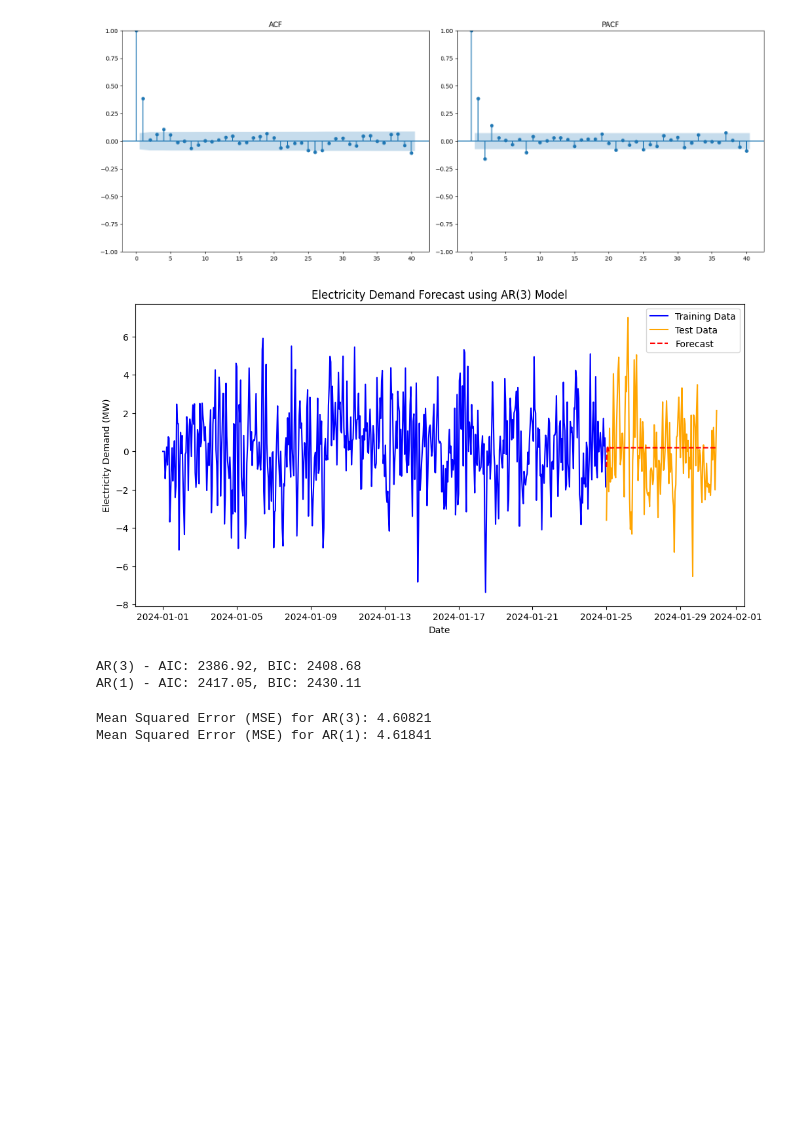
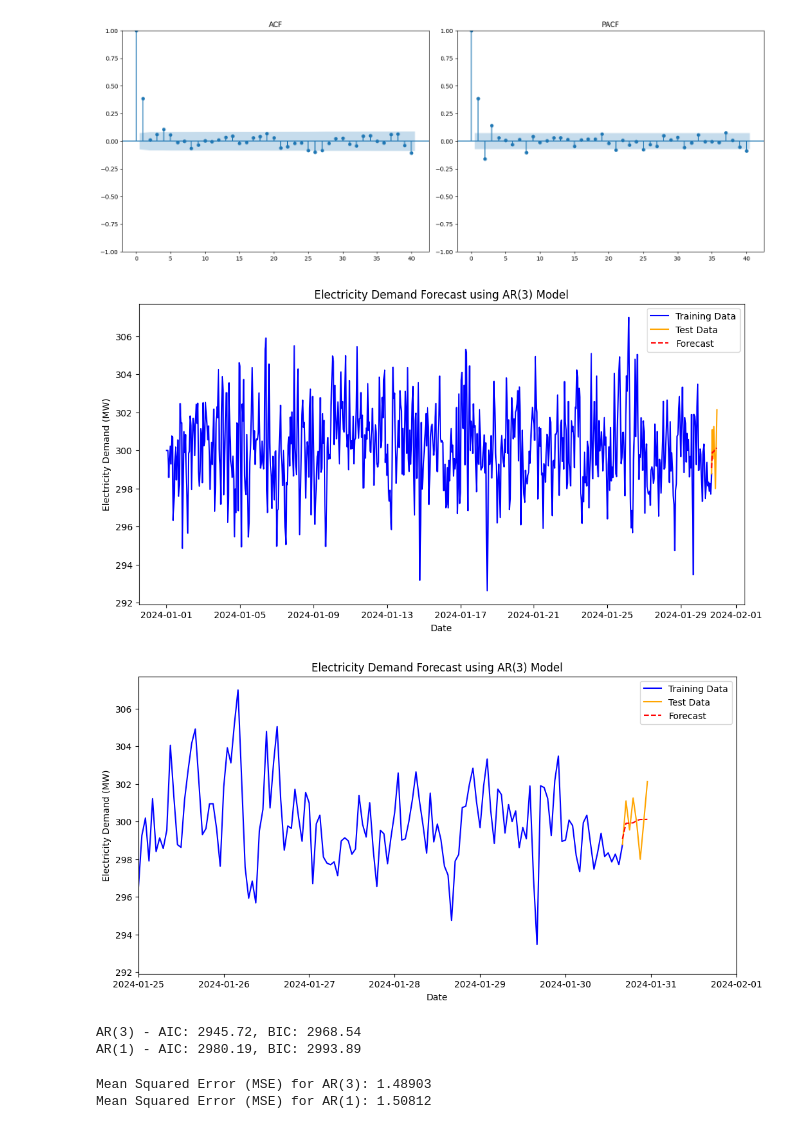
Before and after one commit to IVhypercube/time_series, a Jupyter notebook: AR.ipynb, the cells around one changed output. Saved outputs shown, nothing was run; the diff lists cells and outputs as text; code cells hidden in the pictures; blank space fills up the shorter version.

Commit message:
Changing the mean of series and making predictions more short-term

```diff
--- a/AR.ipynb
+++ b/AR.ipynb
@@ -20,7 +20,7 @@ for t in range(3, n_hours):
                         phi[2] * demand_series[t-3] +
                         np.random.normal(0, sigma))  # Add noise
 time_index = pd.date_range(start='2024-01-01', periods=n_hours, freq='h')
-demand_series = pd.Series(demand_series, index=time_index)
+demand_series = 300+pd.Series(demand_series, index=time_index)
 
 plt.figure(figsize=(12, 3))
 plt.plot(demand_series, label='Electricity Demand', color='blue')
@@ -79,29 +79,47 @@ plt.show()
 [figure]
 # %%
 # Split the data into training and test sets
-train_size = int(len(demand_series) * 0.8)
+train_size = int(len(demand_series) * 0.99)
 train, test = demand_series[:train_size], demand_series[train_size:]
 
 # Fit AR(3)
 model = AutoReg(train, lags=3)
 model_fit = model.fit()
 
 # Forecast the next values
 n_forecast = len(test)
 forecast = model_fit.predict(start=len(train), end=len(train) + n_forecast - 1)
 forecast_index = test.index
 
+# For visual purposes, extend the training data with the first value of the test set
+first_test_value = pd.Series([test.iloc[0]], index=[test.index[0]])
+extended_train = pd.concat([train, first_test_value])
+
+# Plot
 plt.figure(figsize=(12, 6))
-plt.plot(train.index, train, label='Training Data', color='blue')
+plt.plot(extended_train.index, extended_train, label='Training Data', color='blue')
 plt.plot(test.index, test, label='Test Data', color='orange')
 plt.plot(forecast_index, forecast, label='Forecast', color='red', linestyle='--')
 plt.title('Electricity Demand Forecast using AR(3) Model')
 plt.xlabel('Date')
 plt.ylabel('Electricity Demand (MW)')
 plt.legend()
 plt.show()
+
+# Zoom in on where predictions are made
+plt.figure(figsize=(12, 6))
+plt.plot(extended_train.index, extended_train, label='Training Data', color='blue')
+plt.plot(test.index, test, label='Test Data', color='orange')
+plt.plot(forecast_index, forecast, label='Forecast', color='red', linestyle='--')
+plt.title('Electricity Demand Forecast using AR(3) Model')
+plt.xlabel('Date')
+plt.ylabel('Electricity Demand (MW)')
+plt.xlim([pd.Timestamp('2024-01-25'), pd.Timestamp('2024-02-01')])
+plt.legend()
+plt.show()
 # %% [output]
-[figure, old version]
+[figure, new version]
+[figure, added]
 # %%
 # How to use AIC and BIC
 
@@ -122,8 +140,8 @@ bic_ar1 = round(model_fit_ar1.bic, 2)
 print(f'AR(3) - AIC: {aic_ar3}, BIC: {bic_ar3}')
 print(f'AR(1) - AIC: {aic_ar1}, BIC: {bic_ar1}')
 # %% [output]
-AR(3) - AIC: 2386.92, BIC: 2408.68
-AR(1) - AIC: 2417.05, BIC: 2430.11
+AR(3) - AIC: 2945.72, BIC: 2968.54
+AR(1) - AIC: 2980.19, BIC: 2993.89
 # %%
 # Forecast on test set
 forecast_ar3 = model_fit_ar3.predict(start=len(train), end=len(train) + len(test) - 1)
@@ -136,5 +154,5 @@ mse_ar1_manual = np.mean((test - forecast_ar1) ** 2)
 print(f'Mean Squared Error (MSE) for AR(3): {mse_ar3_manual:.5f}')
 print(f'Mean Squared Error (MSE) for AR(1): {mse_ar1_manual:.5f}')
 # %% [output]
-Mean Squared Error (MSE) for AR(3): 4.60821
-Mean Squared Error (MSE) for AR(1): 4.61841
+Mean Squared Error (MSE) for AR(3): 1.48903
+Mean Squared Error (MSE) for AR(1): 1.50812
```
Also changed, not shown: parts of 2 cells of this notebook.
